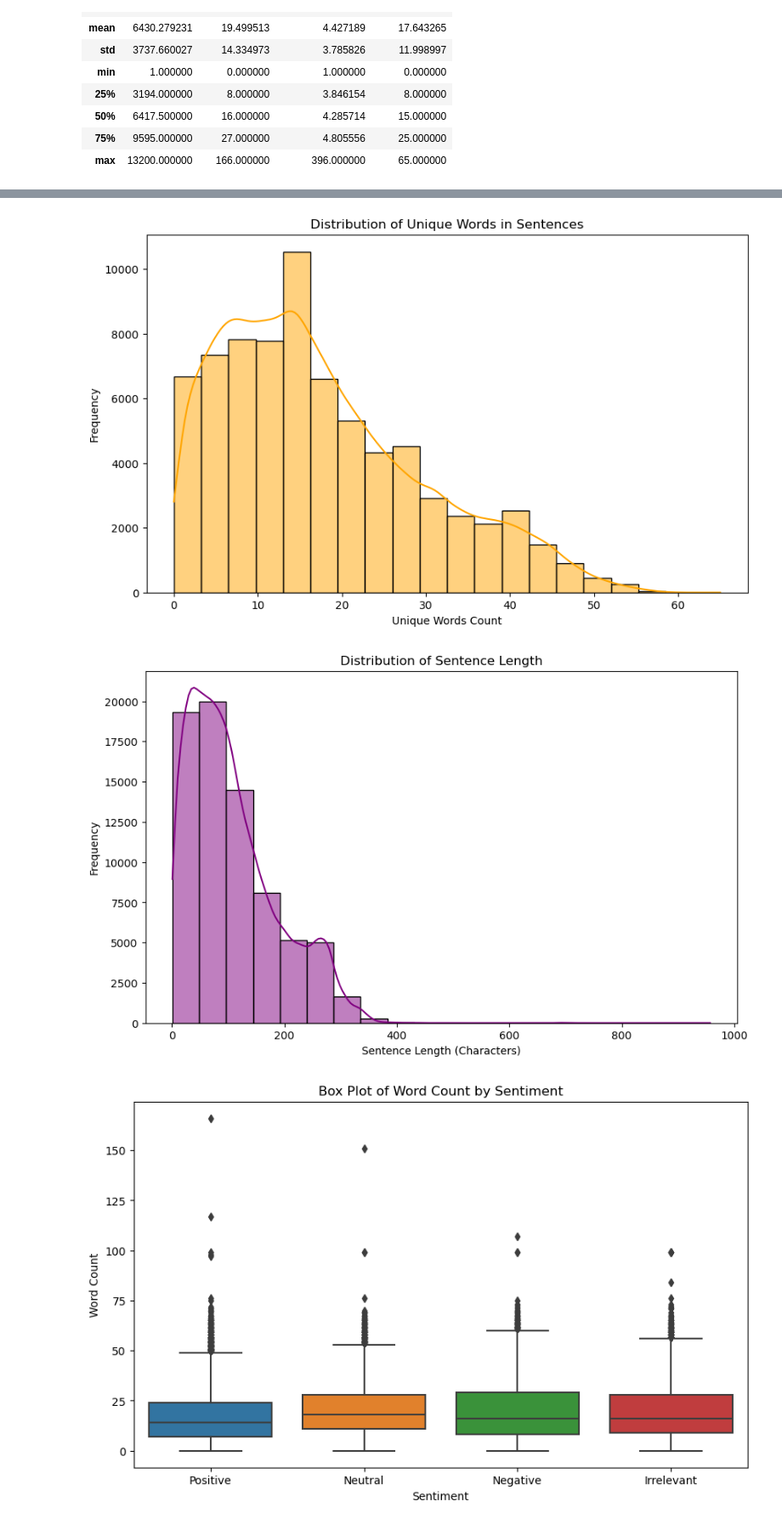
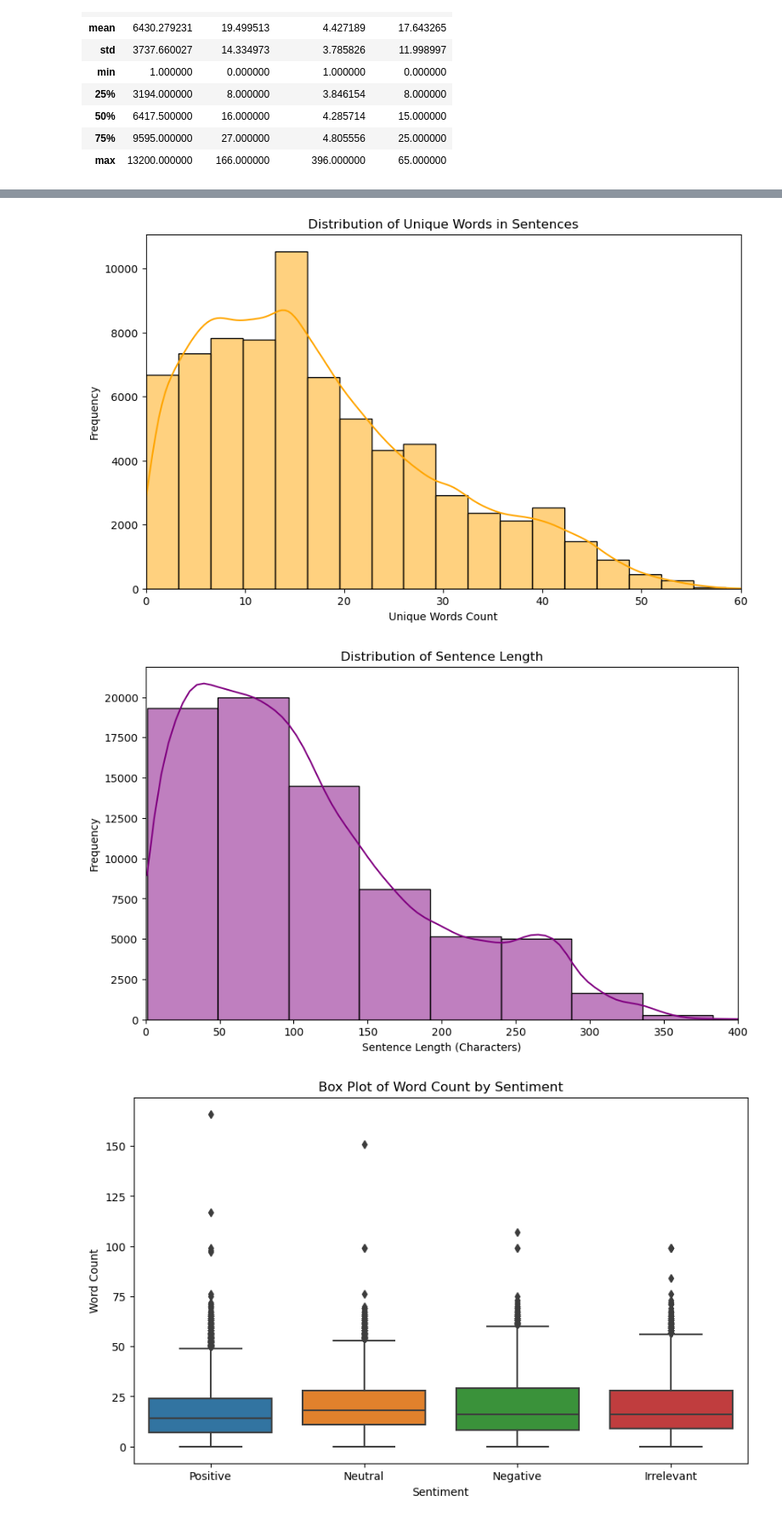
Before and after one commit to Psyhackological/sentimaniac, a Jupyter notebook: src/sentimaniac/mainv2.ipynb, the cells around one changed output, grey strips where cells are left out. Shown at 85% size. Drawn from its saved outputs; the diff is of its cells as text; code cells hidden in the pictures.

Commit message:
Change scale of plots' x-axis

```diff
--- a/src/sentimaniac/mainv2.ipynb
+++ b/src/sentimaniac/mainv2.ipynb
@@ -371,20 +372,22 @@ plt.figure(figsize=(10, 6))
 sns.histplot(train_data_plot['unique_words'], kde=True, color='orange', bins=20)
 plt.title('Distribution of Unique Words in Sentences')
 plt.xlabel('Unique Words Count')
+plt.xlim(0, 60)
 plt.ylabel('Frequency')
 plt.show()
 # %% [output]
-[figure, old version]
+[figure, new version]
 # %%
 # Distribution of Sentence Length
 plt.figure(figsize=(10, 6))
 sns.histplot(train_data_plot['text'].apply(len), kde=True, color='purple', bins=20)
 plt.title('Distribution of Sentence Length')
 plt.xlabel('Sentence Length (Characters)')
+plt.xlim(0, 400)
 plt.ylabel('Frequency')
 plt.show()
 # %% [output]
-[figure, old version]
+[figure, new version]
 # %%
 # Box Plot of Word Count by Sentiment
 plt.figure(figsize=(10, 6))
```
Also changed, not shown: parts of 6 cells of this notebook.
